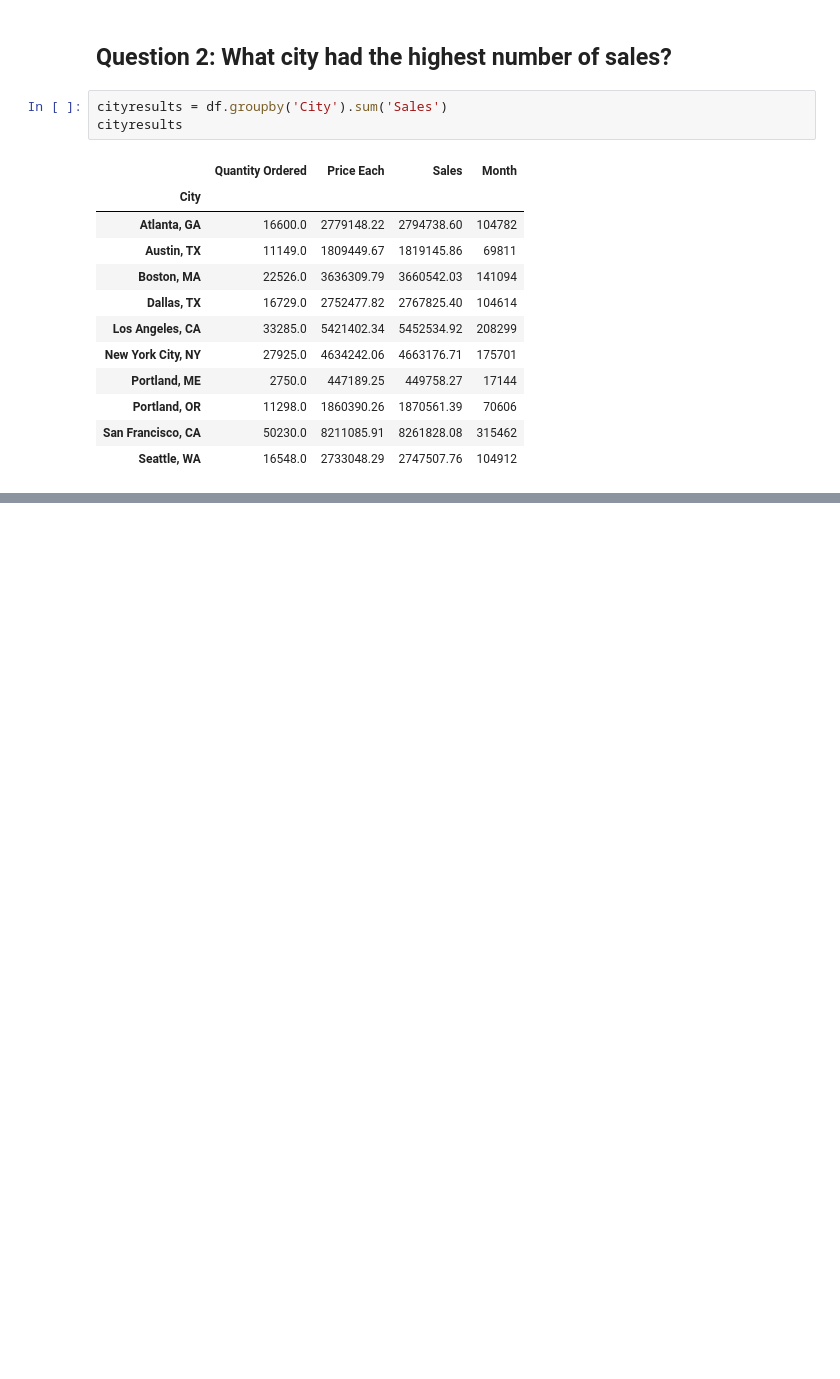
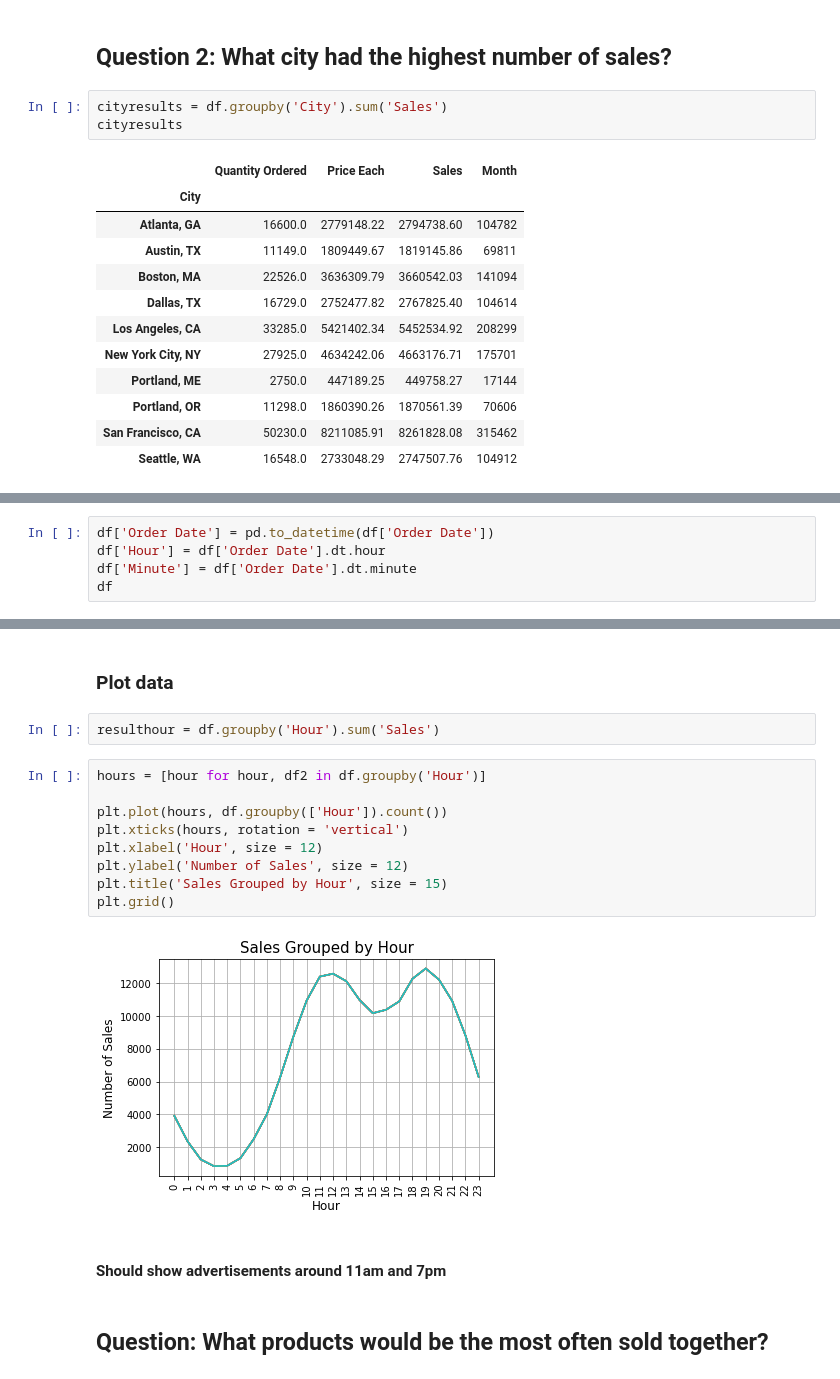
Before and after one commit to ethompson17/PythonSalesAnalysis, a Jupyter notebook: Sales Analysis.ipynb, the cells around one changed output, grey strips where cells are left out. Cells and saved outputs as stored; diff of their text form; blank space fills up the shorter version.

```diff
--- a/Sales Analysis.ipynb
+++ b/Sales Analysis.ipynb
@@ -174,0 +181,5 @@ Text(0, 0.5, 'Sales in USD (Millions)')
+# %%
+df['Order Date'] = pd.to_datetime(df['Order Date'])
+df['Hour'] = df['Order Date'].dt.hour
+df['Minute'] = df['Order Date'].dt.minute
+df
@@ -174,0 +200,19 @@ Text(0, 0.5, 'Sales in USD (Millions)')
+# %% [markdown]
+### Plot data
+# %%
+resulthour = df.groupby('Hour').sum('Sales')
+# %%
+hours = [hour for hour, df2 in df.groupby('Hour')]
+
+plt.plot(hours, df.groupby(['Hour']).count())
+plt.xticks(hours, rotation = 'vertical')
+plt.xlabel('Hour', size = 12)
+plt.ylabel('Number of Sales', size = 12)
+plt.title('Sales Grouped by Hour', size = 15)
+plt.grid()
+# %% [output]
+[figure, added]
+# %% [markdown]
+#### Should show advertisements around 11am and 7pm
+# %% [markdown]
+## Question: What products would be the most often sold together?
```
Also changed, not shown: parts of 5 cells of this notebook.
